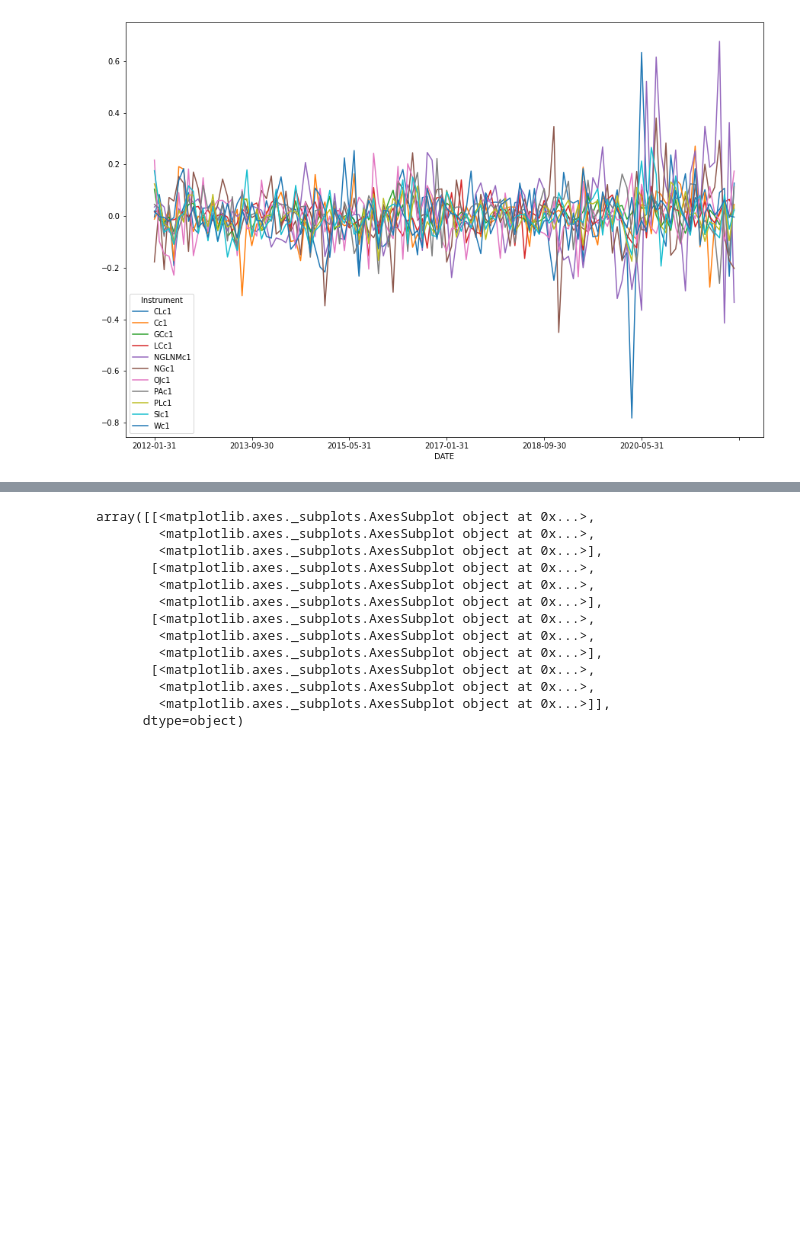
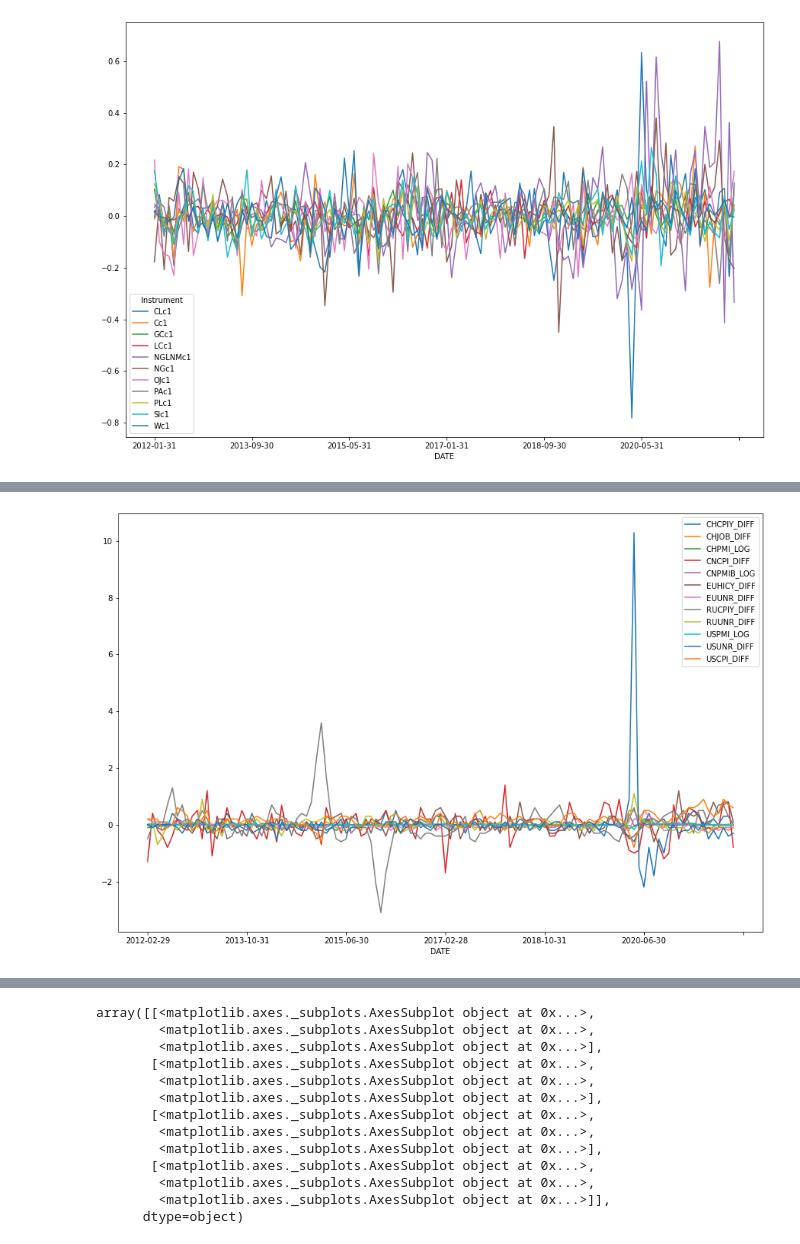
Before and after one commit to Liomat97/AQM, a Jupyter notebook: 3 Analysis.ipynb, the cells around one changed output, grey strips where cells are left out. Drawn from its saved outputs; the diff is of its cells as text; code cells hidden in the pictures; blank space fills up the shorter version.

Commit message:
changed diff

```diff
--- a/3 Analysis.ipynb
+++ b/3 Analysis.ipynb
@@ -201,0 +246,16 @@ Results_ADF_future.to_excel('Results\ADF Test futures.xlsx')
+# %%
+xx = pd.DataFrame()
+xx['CHCPIY_DIFF'] = macro['CHCPIY_ECI']-macro['CHCPIY_ECI'].shift(1)
+xx['CHJOB_DIFF'] = macro['CHJOB_ECI']-macro['CHJOB_ECI'].shift(1)
+xx['CHPMI_LOG'] = np.log(macro['CHPMI_ECI']) - np.log(macro['CHPMI_ECI'].shift(1))
+xx['CNCPI_DIFF'] = macro['CNCPI_ECI']-macro['CNCPI_ECI'].shift(1)
+xx['CNPMIB_LOG'] = np.log(macro['CNPMIB_ECI']) - np.log(macro['CNPMIB_ECI'].shift(1))
+xx['EUHICY_DIFF'] = macro['EUHICY_ECI']-macro['EUHICY_ECI'].shift(1)
+xx['EUUNR_DIFF'] = macro['EUUNR_ECI']-macro['EUUNR_ECI'].shift(1)
+xx['RUCPIY_DIFF'] = macro['RUCPIY_ECI']-macro['RUCPIY_ECI'].shift(1)
+xx['RUUNR_DIFF'] = macro['RUUNR_ECI']-macro['RUUNR_ECI'].shift(1)
+xx['USPMI_LOG'] = np.log(macro['USPMI_ECI']) - np.log(macro['USPMI_ECI'].shift(1))
+xx['USUNR_DIFF'] = macro['USUNR_ECI']-macro['USUNR_ECI'].shift(1)
+xx['USCPI_DIFF'] = macro['USCPI_ECI']
+xx = xx.dropna()
+xx
@@ -201,0 +277,7 @@ Results_ADF_future.to_excel('Results\ADF Test futures.xlsx')
+# %%
+Results_ADF_macro_DIFF = ADF_test(xx)
+xx.plot(figsize=(15,10))
+plt.savefig('Grafiken\Makro Line Plot ADF DIFF')
+Results_ADF_macro_DIFF.to_excel('Results\ADF Test macro DIFF.xlsx')
+# %% [output]
+[figure, added]
```
Also changed, not shown: parts of 19 cells of this notebook, 15 other files.
